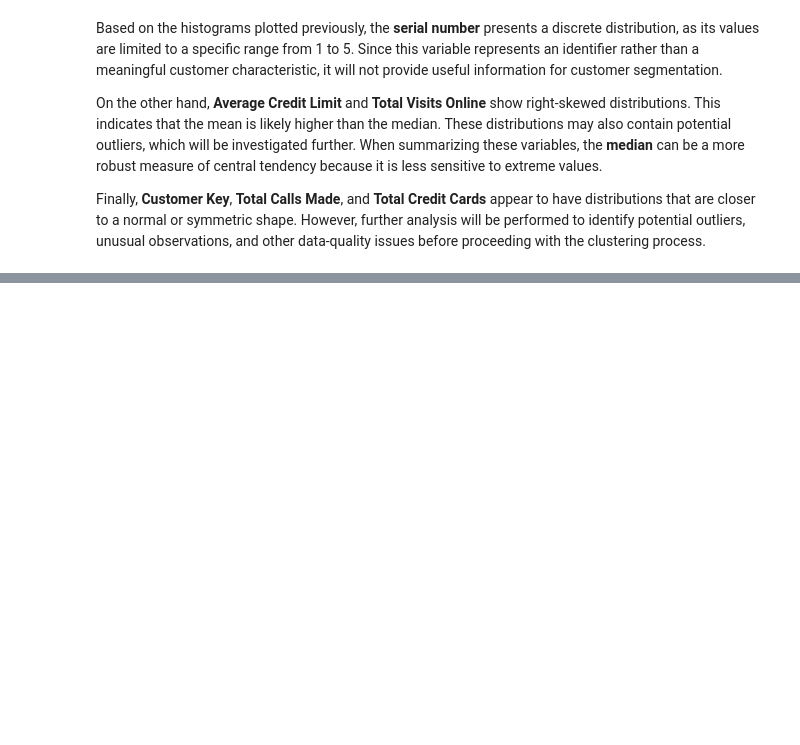
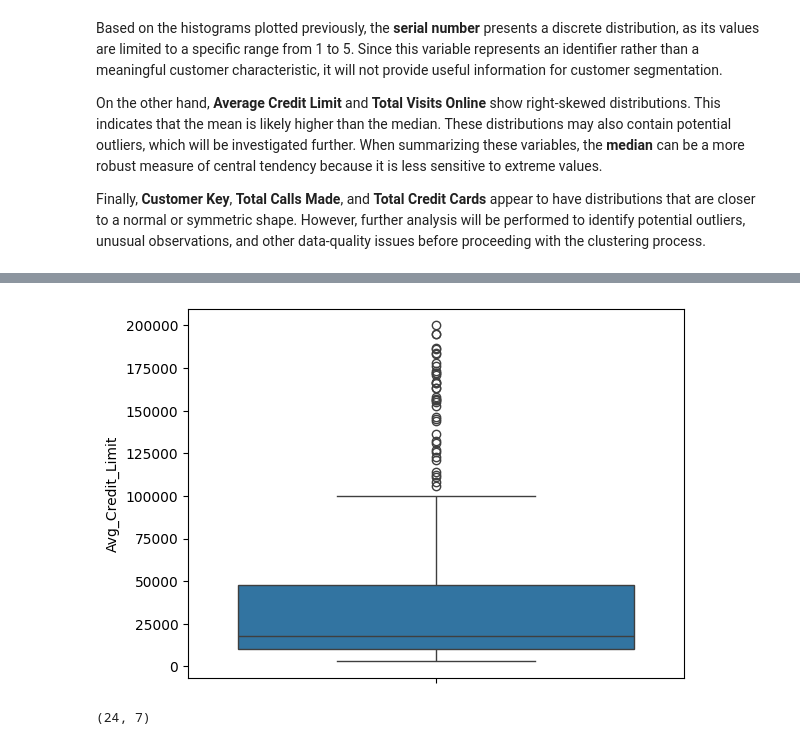
Before and after one commit to Alaninja1209/credit-card-customer-segmentation, a Jupyter notebook: CreditCard_CS_Cleaning_Stage.ipynb, the cells around one changed output, grey strips where cells are left out. Drawn from its saved outputs; the diff is of its cells as text; code cells hidden in the pictures; blank space fills up the shorter version.

```diff
--- a/CreditCard_CS_Cleaning_Stage.ipynb
+++ b/CreditCard_CS_Cleaning_Stage.ipynb
@@ -169,0 +177,10 @@ Finally, **Customer Key**, **Total Calls Made**, and **Total Credit Cards** appe
+# %%
+# Plotting box plot for Average Credit Limit
+sns.boxplot(credit_card_ds["Avg_Credit_Limit"]);
+# %% [output]
+[figure, added]
+# %%
+# Getting total amount of credits that are above 150000
+credit_card_ds[credit_card_ds["Avg_Credit_Limit"] >= 150000].shape
+# %% [output]
+(24, 7)
```
Also changed, not shown: parts of 5 cells of this notebook.
